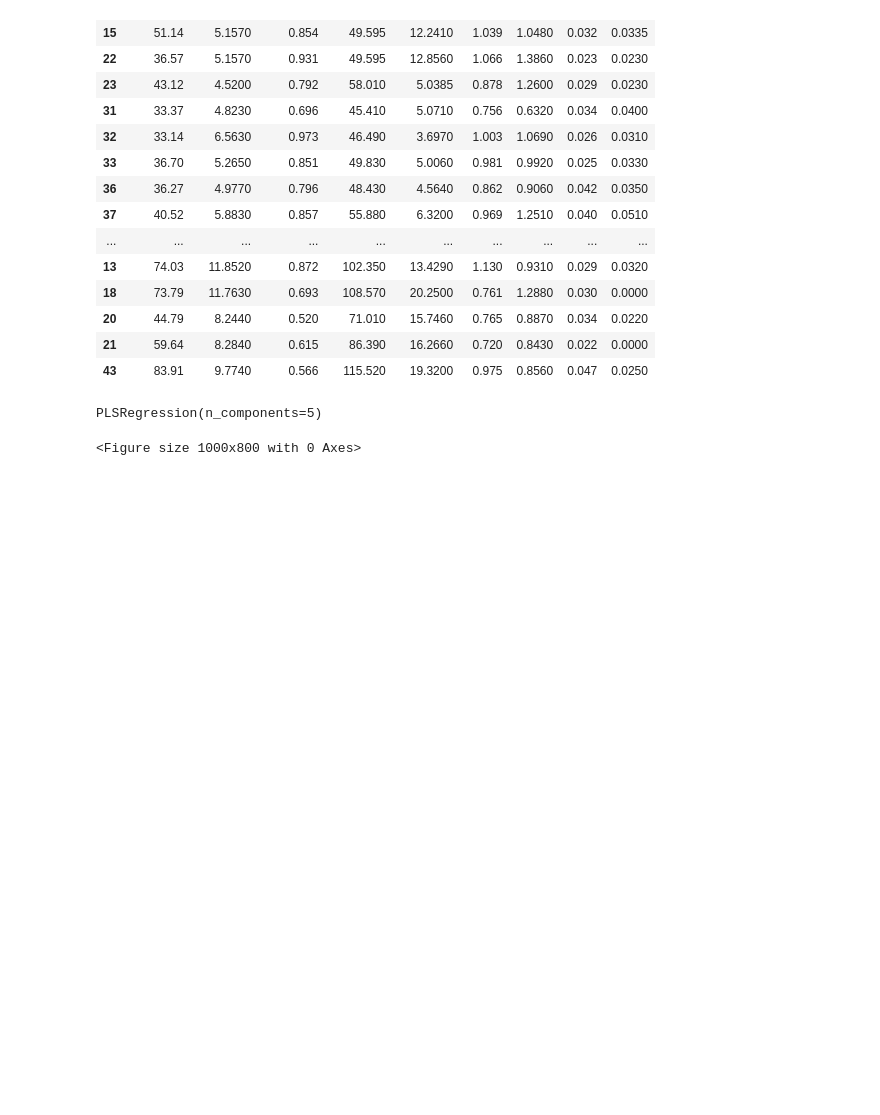
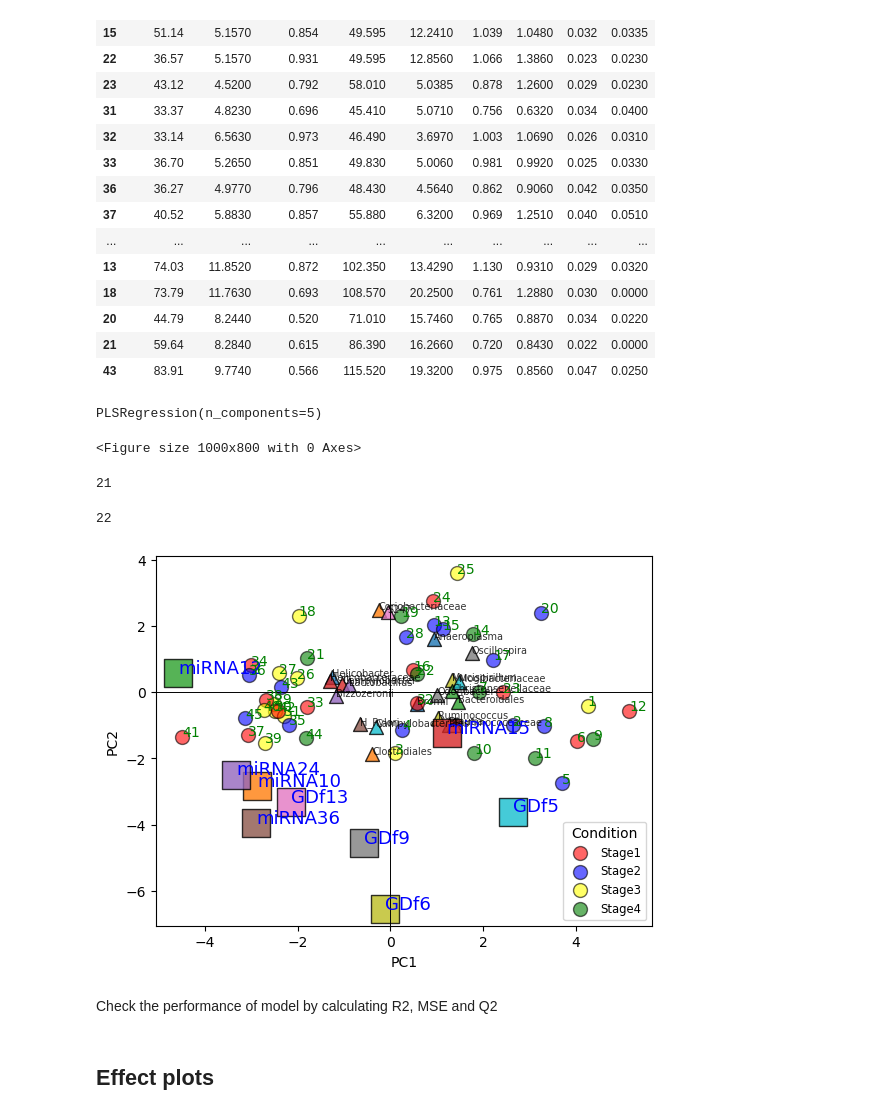
Before and after one commit to kr0737/M3_Part2, a Jupyter notebook: PLS.ipynb, the cells around one changed output. Drawn from its saved outputs; the diff is of its cells as text; code cells hidden in the pictures; blank space fills up the shorter version.

```diff
--- a/PLS.ipynb
+++ b/PLS.ipynb
@@ -72,6 +72,13 @@ print(len(biomarkers_list))
 bacteria_list = cancer_df.columns[14:].to_list()
 print(bacteria_list)
 print(len(bacteria_list))
+
+# get colors and IDs
+levs = cancer_df['Condition'].to_list()
+myid = cancer_df['Sample'].to_list()
+
+# set Condition as catgory
+cat = 'Condition'
 # %% [output]
 9
 ['Helicobacter', 'Coriobacteriaceae', 'Bacteroidales', 'Campylobacter', 'Lactobacillus', 'Blautia', 'S247', 'Odoribacter', 'Mucispirillum', 'Campylobacterales', 'Bromii', 'Clostridiales', 'Christensen ...
@@ -289,6 +329,8 @@ t_pls = pls.x_scores_
 w_pls = pls.x_weights_
 q_pls = pls.y_loadings_
 # %%
+# set color map
+colordic = {'Stage1': 'red', 'Stage2': 'blue','Stage3':'yellow', 'Stage4':'green'}
 # Plotting the PLS Bi-plot
 plt.figure(figsize=(10,8))
 
@@ -298,36 +340,60 @@ w_pls = pls.x_weights_
 q_pls = pls.y_loadings_
 # %% [output]
 <Figure size 1000x800 with 0 Axes>
+# %%
+len(w_pls)
+# %% [output]
+21
+# %%
+# Scaling factors for biplot
+wscale = 5
+qscale = 15
+sscale = 1
+# %%
+len(bacteria_list)
+# %% [output]
+22
 # %%
 # Plot the w loadings (explanatory variables)
 for i in range(len(w_pls)):
-    plt.scatter(w_pls[i][0] * wscale, w_pls[i][1] * wscale, s=50, alpha=0.8, marker='^', edgecolor='black')
-    plt.text(w_pls[i][0] * wscale, w_pls[i][1] * wscale, xnames[i], fontsize=7, color='black', alpha=0.8)
+    plt.scatter(w_pls[i][0] * wscale, w_pls[i][1] * wscale, s=100, alpha=0.8, marker='^', edgecolor='black')
+    plt.text(w_pls[i][0] * wscale, w_pls[i][1] * wscale, bacteria_list_mod[i], fontsize=7, color='black', alpha=0.8)
 
 # Plot the q loadings (response variables)
 for i in range(len(q_pls)):
     plt.scatter(q_pls[i][0] * qscale, q_pls[i][1] * qscale, s=400, alpha=0.8, marker='s', edgecolor='black')
-    plt.text(q_pls[i][0] * qscale, q_pls[i][1] * qscale, cnames[i], fontsize=13, color='blue')
+    plt.text(q_pls[i][0] * qscale, q_pls[i][1] * qscale, biomarkers_list[i], fontsize=13, color='blue')
 
 # Plot the samples (T)
 used = []
 scores = t_pls
 for i in range(len(scores)):
     plt.text(scores[i][0] * sscale, scores[i][1] * sscale, myid[i], fontsize=10, color='green')
     if levs[i] in used:
         plt.scatter(scores[i][0] * sscale, scores[i][1] * sscale, s=100, alpha=0.6, color=colordic[levs[i]], edgecolor='black')
     else:
         plt.scatter(scores[i][0] * sscale, scores[i][1] * sscale, s=100, label=levs[i], color=colordic[levs[i]], alpha=0.6, edgecolor='black')
         used.append(levs[i])
 
 # Add axis lines
 plt.axhline(0, color='k', linestyle='-', linewidth=0.7)
 plt.axvline(0, color='k', linestyle='-', linewidth=0.7)
 plt.xlabel('PC1')
 plt.ylabel('PC2')
 
-# Add legend
-plt.legend(title=cat, loc=4, fontsize='small')
-plt.title('PLS Plot', fontsize=16)
+# Reorder legend handles and labels to your preferred order
+handles, labels = plt.gca().get_legend_handles_labels()
+
+# Create a custom order
+order = [2, 1, 0, 3]  # Assuming 'Stage1' is at index 2, 'Stage2' at 1, 'Stage3' at 0, and 'Stage4' at 3
+
+# Apply the new order to the legend
+plt.legend([handles[idx] for idx in order], [labels[idx] for idx in order], title=cat, loc=4, fontsize='small')
 
 plt.show()
+# %% [output]
+[figure, added]
+# %% [markdown]
+Check the performance of model by calculating R2, MSE and Q2
+# %% [markdown]
+## Effect plots
```
Also changed, not shown: parts of 52 cells of this notebook, 2 other files.
